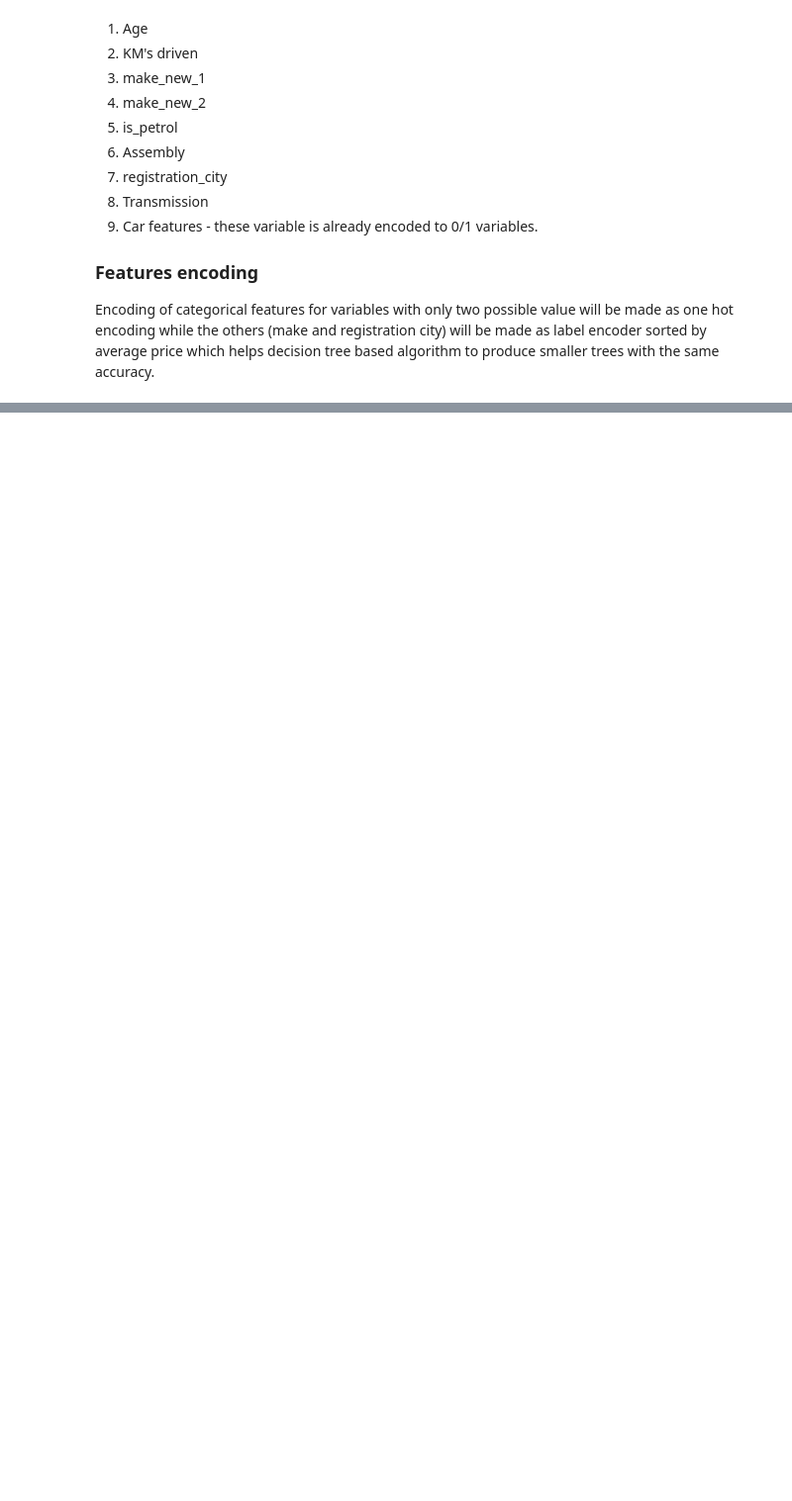
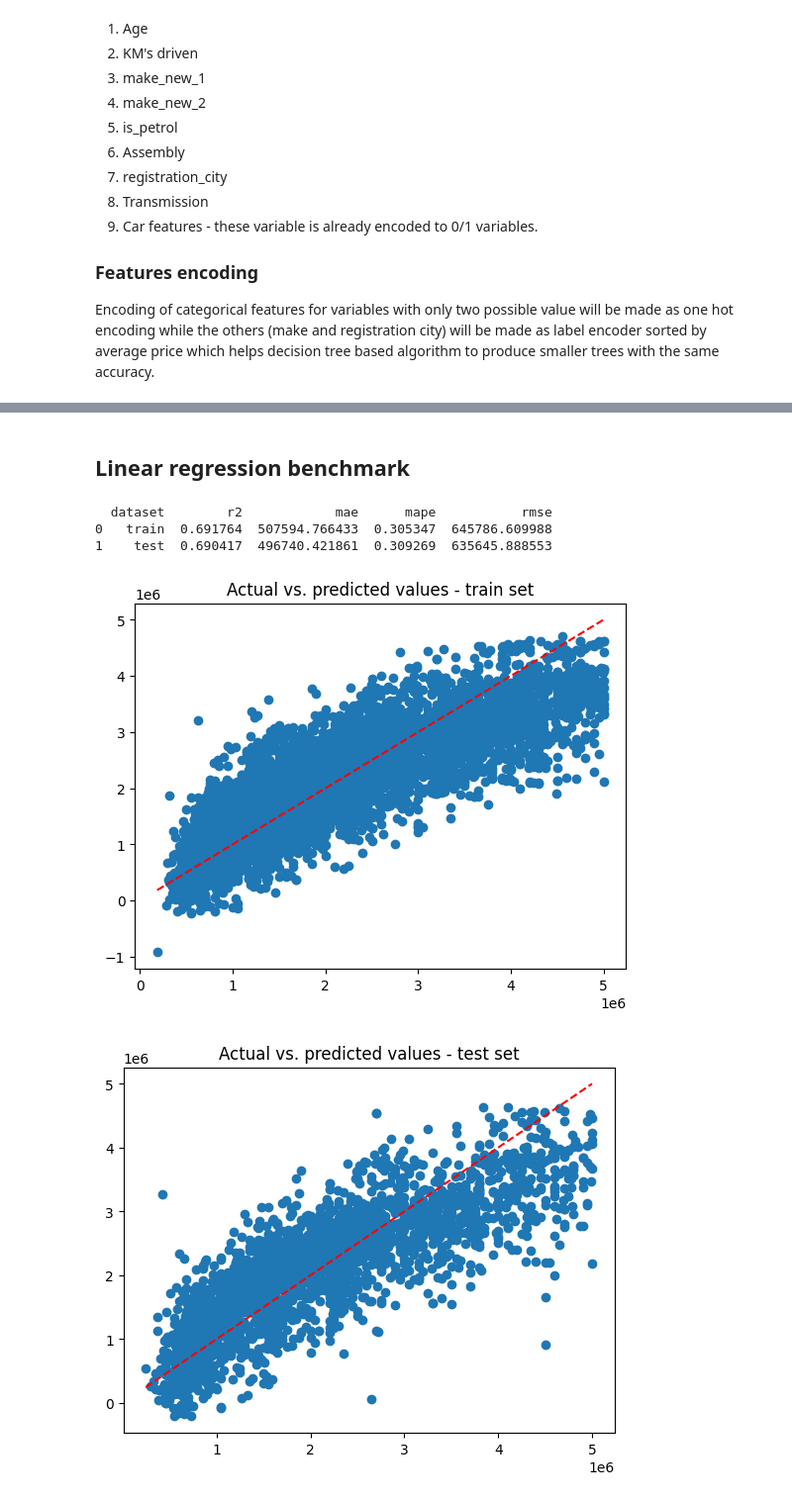
Before and after one commit to patrykrysinski/DS, a Jupyter notebook: Car prices/modeling.ipynb, the cells around one changed output, grey strips where cells are left out. Shown at 99% size. Drawn from its saved outputs; the diff is of its cells as text; code cells hidden in the pictures; blank space fills up the shorter version.

```diff
--- a/Car prices/modeling.ipynb
+++ b/Car prices/modeling.ipynb
@@ -255,0 +267,18 @@ KeyError: '["KM\'s_driven", \'USB_and_Auxillary_Cable\', \'AM/FM_Radio\', \'Heat
+# %% [markdown]
+## Linear regression benchmark
+# %%
+lr = LinearRegression().fit(train_X[model_2.final_models_feature],train_y)
+# %%
+pred_lr_train = lr.predict(train_X[model_2.final_models_feature])
+pred_lr_test = lr.predict(test_X[model_2.final_models_feature])
+# %%
+evaluation(pred_train=pred_lr_train,
+           train_y = pred_train['y_true'],
+           pred_test = pred_lr_test,
+           test_y = pred_test['y_true'])
+# %% [output]
+  dataset        r2            mae      mape           rmse
+0   train  0.691764  507594.766433  0.305347  645786.609988
+1    test  0.690417  496740.421861  0.309269  635645.888553
+[figure, added]
+[figure, added]
```
Also changed, not shown: parts of 46 cells of this notebook, 3 other files.
